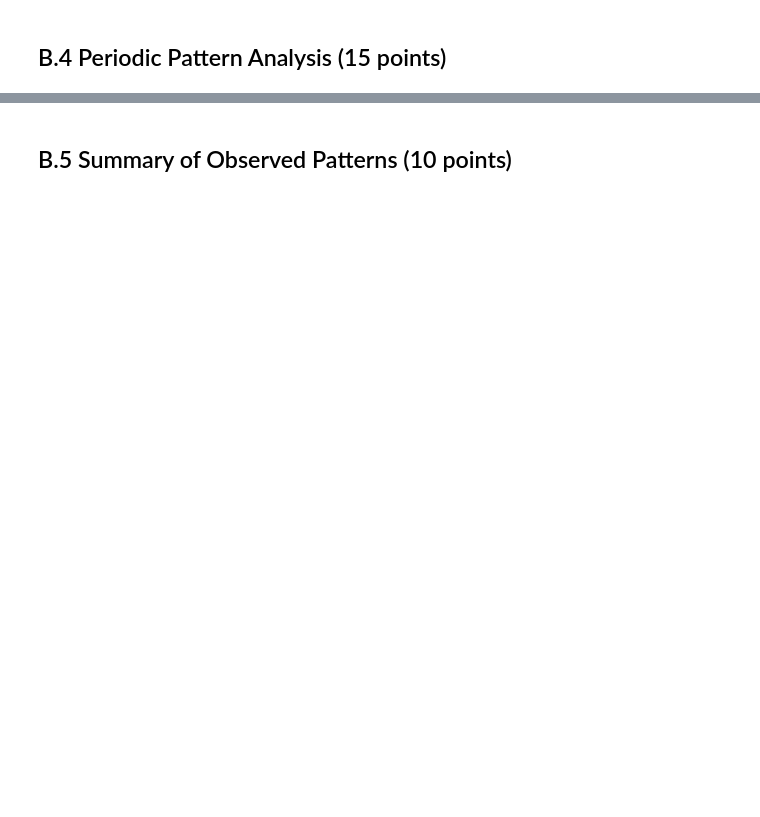
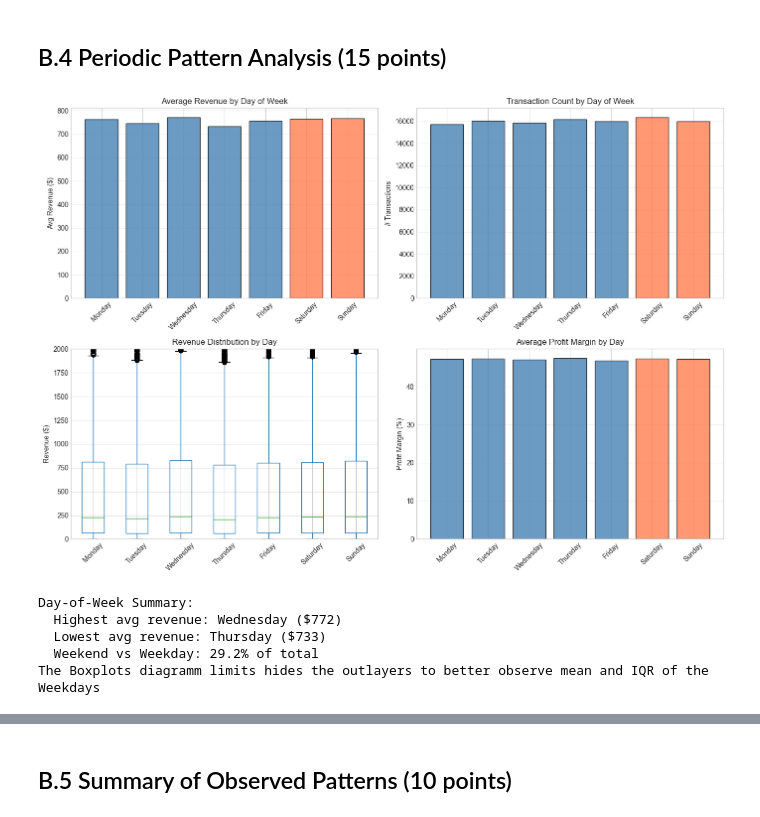
Before and after one commit to Kotschnig-edu/DataAnalysis, a Jupyter notebook: Project.ipynb, the cells around one changed output, grey strips where cells are left out. Saved outputs shown, nothing was run; the diff lists cells and outputs as text; code cells hidden in the pictures; blank space fills up the shorter version.

```diff
--- a/Project.ipynb
+++ b/Project.ipynb
@@ -836,33 +897,42 @@ axes[0, 0].grid(True, alpha=0.3, axis='y')
 axes[0, 1].bar(dow_order, dow_rev['count'], color=colors, alpha=0.8, edgecolor='black')
 axes[0, 1].set_title('Transaction Count by Day of Week')
 axes[0, 1].set_ylabel('# Transactions')
 axes[0, 1].tick_params(axis='x', rotation=45)
 axes[0, 1].grid(True, alpha=0.3, axis='y')
 
 # 3) Boxplot - Revenue by day
 df_cleaned.boxplot(column='Revenue', by='DayOfWeek_Name', ax=axes[1, 0])
 axes[1, 0].set_title('Revenue Distribution by Day')
 axes[1, 0].set_xlabel('')
 axes[1, 0].set_ylabel('Revenue ($)')
 axes[1, 0].tick_params(axis='x', rotation=45)
+axes[1, 0].set_ylim(0,2000)
 plt.suptitle('')
 
 # 4) Profit margin by day
 dow_margin = df_cleaned.groupby('DayOfWeek_Name')['Profit_Margin'].mean()
 axes[1, 1].bar(dow_order, dow_margin, color=colors, alpha=0.8, edgecolor='black')
 axes[1, 1].set_title('Average Profit Margin by Day')
 axes[1, 1].set_ylabel('Profit Margin (%)')
 axes[1, 1].tick_params(axis='x', rotation=45)
 axes[1, 1].grid(True, alpha=0.3, axis='y')
 
 plt.tight_layout()
 plt.show()
 
 # Stats
 print("Day-of-Week Summary:")
 print(f"  Highest avg revenue: {dow_rev['mean'].idxmax()} (${dow_rev['mean'].max():.0f})")
 print(f"  Lowest avg revenue: {dow_rev['mean'].idxmin()} (${dow_rev['mean'].min():.0f})")
 print(f"  Weekend vs Weekday: {dow_rev.loc[['Saturday','Sunday'],'sum'].sum()/dow_rev['sum'].sum()*100:.1f}% of total")
+print("The Boxplots diagramm limits hides the outlayers to better observe mean and IQR of the Weekdays")
+# %% [output]
+[figure, added]
+Day-of-Week Summary:
+  Highest avg revenue: Wednesday ($772)
+  Lowest avg revenue: Thursday ($733)
+  Weekend vs Weekday: 29.2% of total
+The Boxplots diagramm limits hides the outlayers to better observe mean and IQR of the Weekdays
 # %%
 # Monthly seasonality patterns
 fig, axes = plt.subplots(2, 2, figsize=(14, 10))
```
Also changed, not shown: parts of 20 cells of this notebook, 1 other file.
